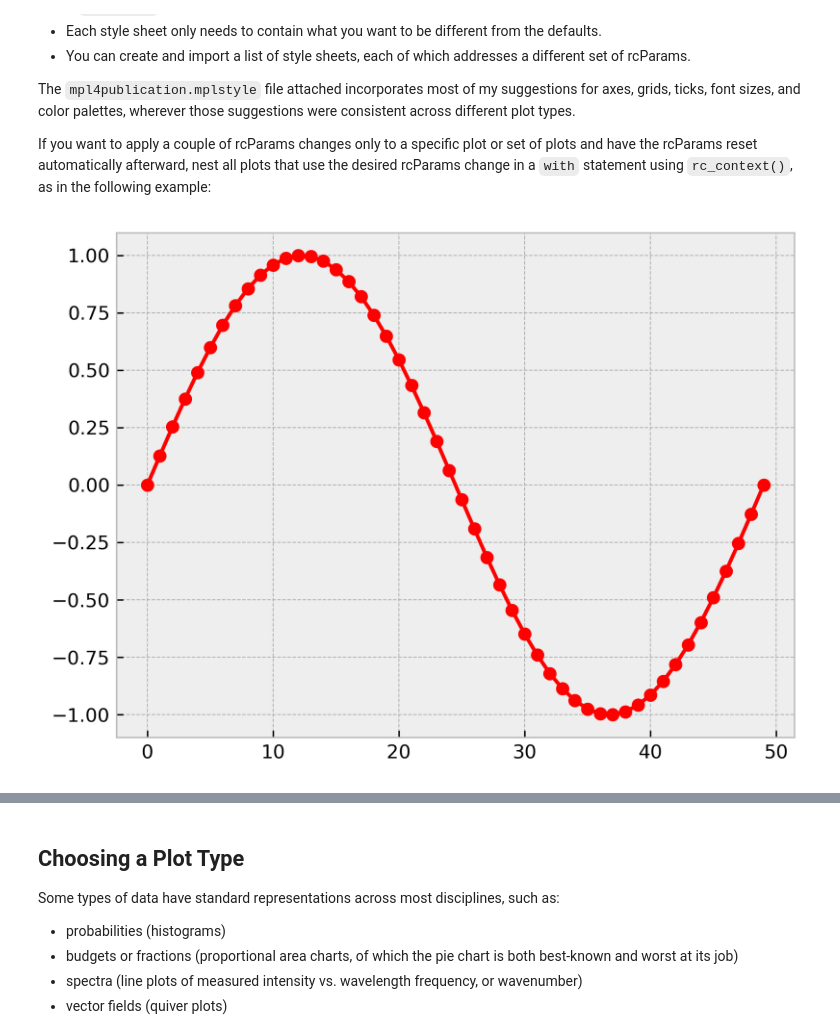
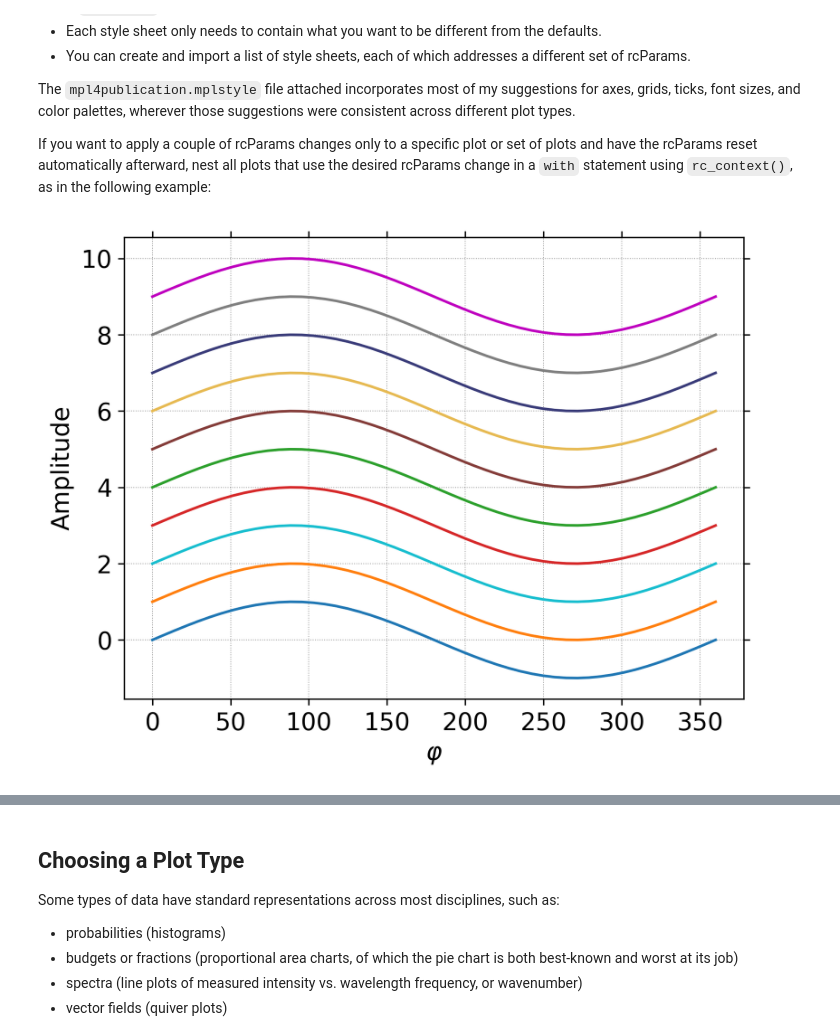
Before and after one commit to rlpitts/Matplotlib4Publication, a Jupyter notebook: MatplotlibTraining.ipynb, the cells around one changed output, grey strips where cells are left out. Saved outputs shown, nothing was run; the diff lists cells and outputs as text; code cells hidden in the pictures.

```diff
--- a/MatplotlibTraining.ipynb
+++ b/MatplotlibTraining.ipynb
@@ -230,10 +301,14 @@ The `mpl4publication.mplstyle` file attached incorporates most of my suggestions
 If you want to apply a couple of rcParams changes only to a specific plot or set of plots and have the rcParams reset automatically afterward, nest all plots that use the desired rcParams change in a `with` statement using `rc_context()`, as in the following example:
 # %%
 plt.figure(dpi=300)
-with plt.style.context('bmh'): #bmh is a built-in .mplstyle file
-    plt.plot(np.sin(np.linspace(0, 2 * np.pi)), 'r-o')
+with plt.style.context('./mpl4publication.mplstyle'): #bmh is a built-in .mplstyle file
+    for i in range(10):
+        y = i+np.sin(np.linspace(0, 2 * np.pi))
+        plt.plot(np.linspace(0,360,len(y)),y)
+        plt.xlabel(r'$\varphi$')
+        plt.ylabel('Amplitude')
 plt.show()
 # %% [output]
-[figure, old version]
+[figure, new version]
 # %%
 plt.figure(dpi=300)
```
Also changed, not shown: parts of 18 cells of this notebook, 3 other files.
